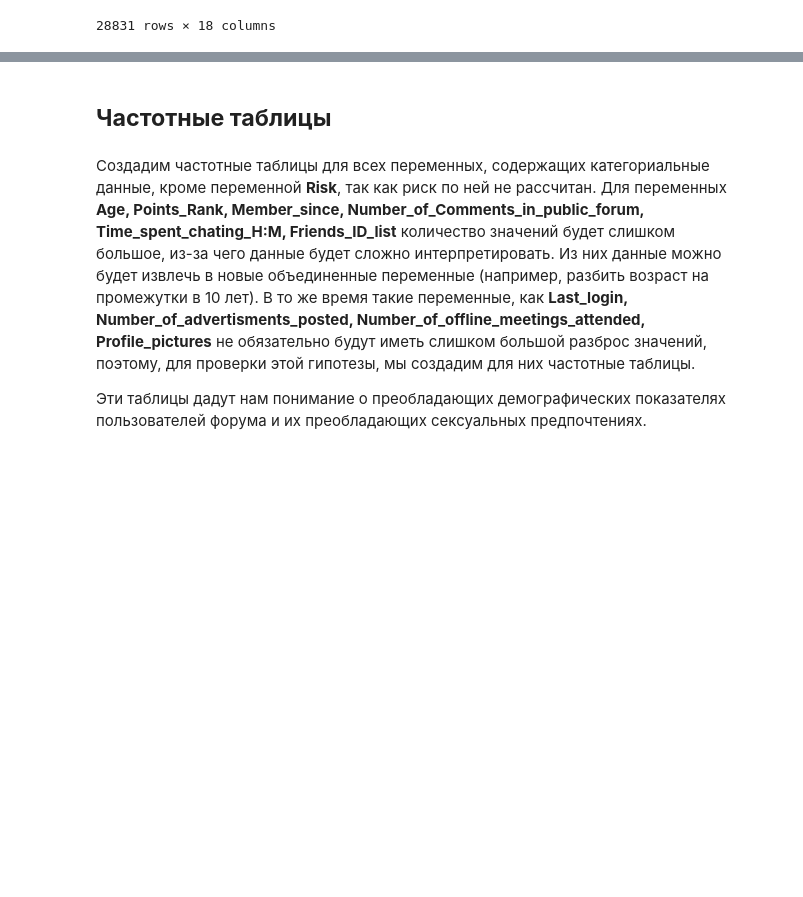
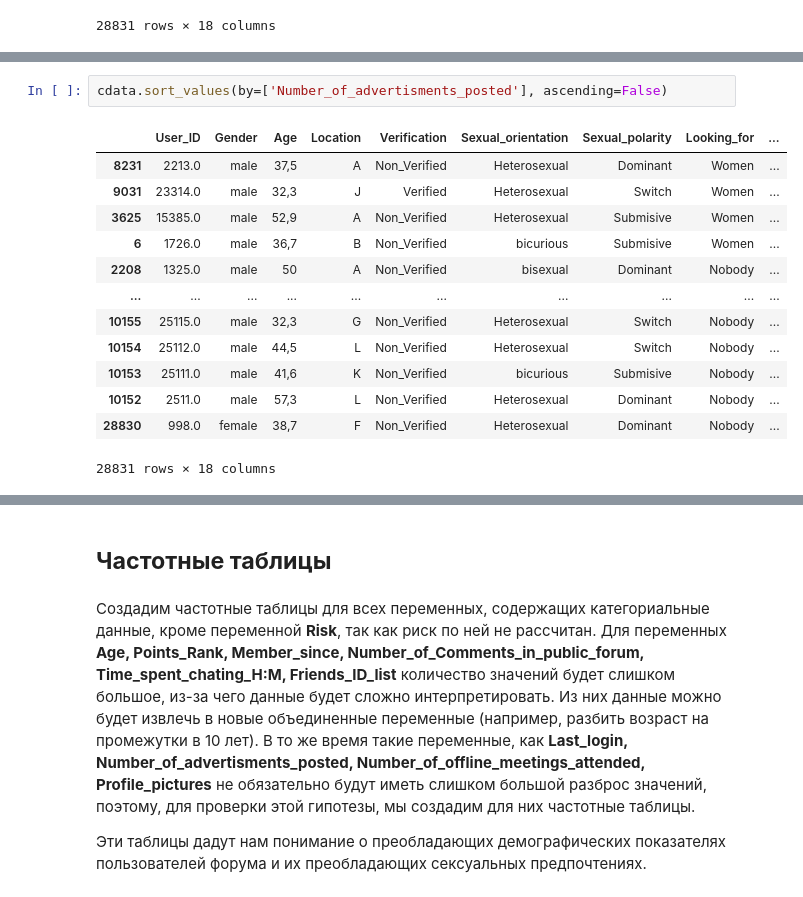
Before and after one commit to alexsasik/for-dz, a Jupyter notebook: online_sex_work.ipynb, the cells around one changed output, grey strips where cells are left out. Cells and saved outputs as stored; diff of their text form; blank space fills up the shorter version.

```diff
--- a/online_sex_work.ipynb
+++ b/online_sex_work.ipynb
@@ -94,0 +172,16 @@ cdata
+# %%
+cdata.sort_values(by=['Number_of_advertisments_posted'], ascending=False)
+# %% [output]
+|  | User_ID | Gender | Age | Location | Verification | Sexual_orientation | Sexual_polarity | Looking_for | ... |
+| 8231 | 2213.0 | male | 37,5 | A | Non_Verified | Heterosexual | Dominant | Women | ... |
+| 9031 | 23314.0 | male | 32,3 | J | Verified | Heterosexual | Switch | Women | ... |
+| 3625 | 15385.0 | male | 52,9 | A | Non_Verified | Heterosexual | Submisive | Women | ... |
+| 6 | 1726.0 | male | 36,7 | B | Non_Verified | bicurious | Submisive | Women | ... |
+| 2208 | 1325.0 | male | 50 | A | Non_Verified | bisexual | Dominant | Nobody | ... |
+| ... | ... | ... | ... | ... | ... | ... | ... | ... | ... |
+| 10155 | 25115.0 | male | 32,3 | G | Non_Verified | Heterosexual | Switch | Nobody | ... |
+| 10154 | 25112.0 | male | 44,5 | L | Non_Verified | Heterosexual | Switch | Nobody | ... |
+| 10153 | 25111.0 | male | 41,6 | K | Non_Verified | bicurious | Submisive | Nobody | ... |
+| 10152 | 2511.0 | male | 57,3 | L | Non_Verified | Heterosexual | Dominant | Nobody | ... |
+| 28830 | 998.0 | female | 38,7 | F | Non_Verified | Heterosexual | Dominant | Nobody | ... |
+28831 rows × 18 columns
```
Also changed, not shown: parts of 16 cells of this notebook.
